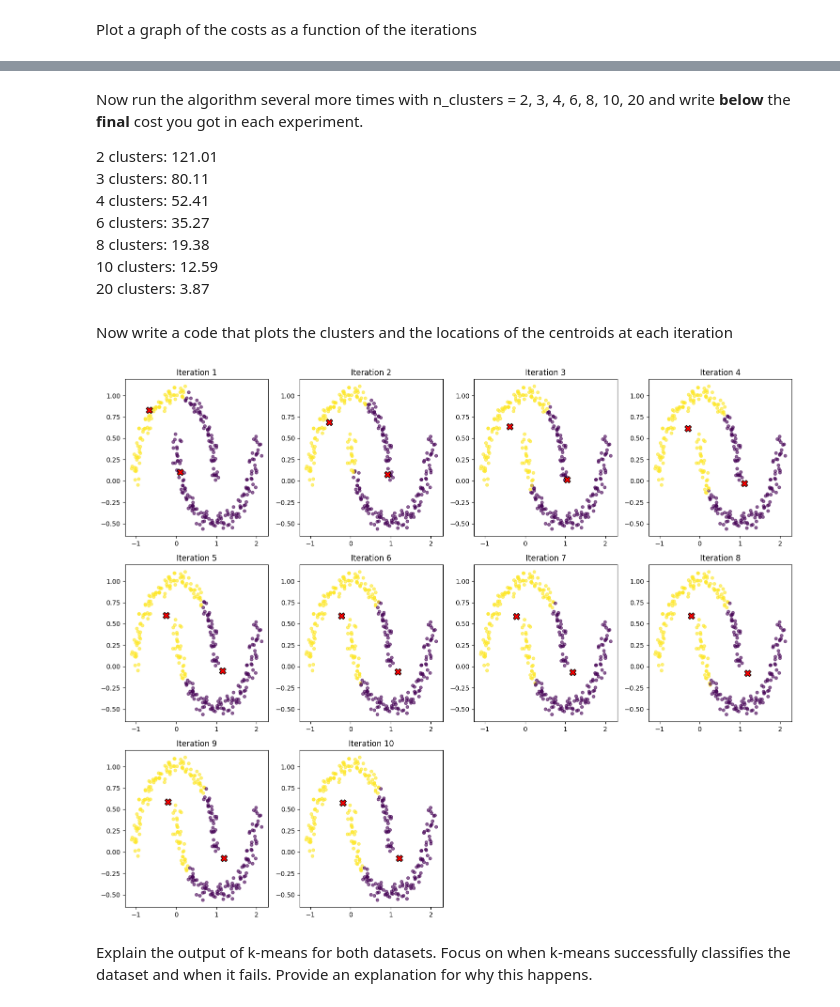
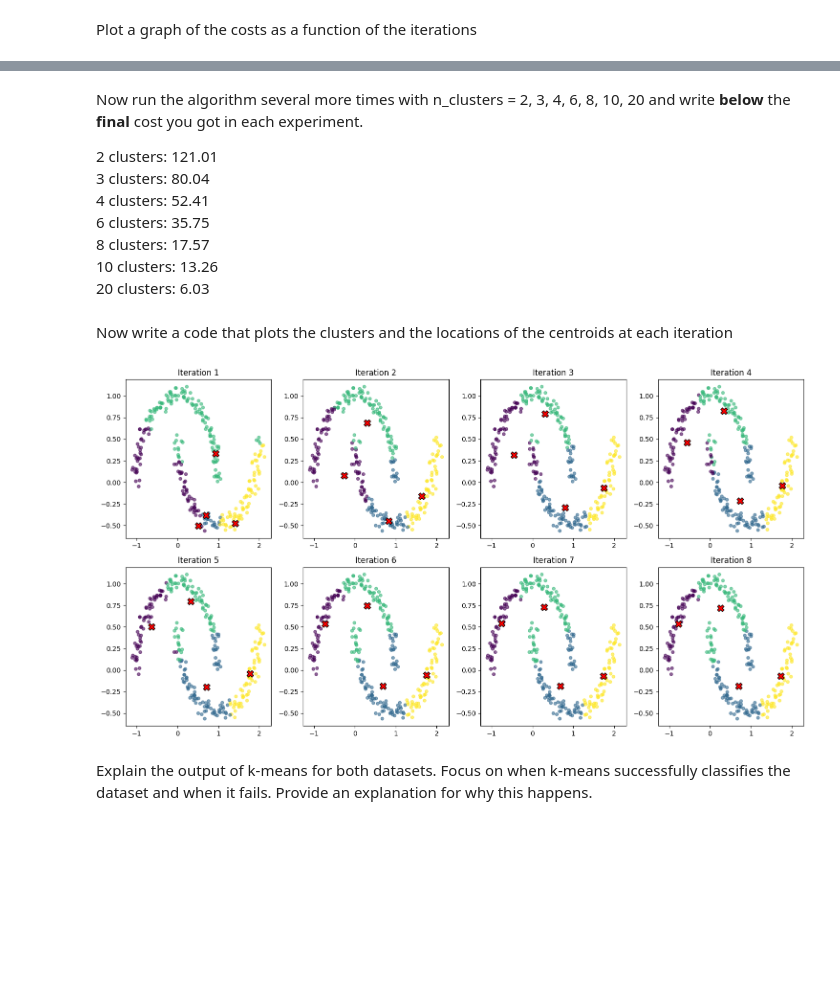
Before and after one commit to shemesh7/MachineLearningHW, a Jupyter notebook: ex5/Ex5_Machine_Learning.ipynb, the cells around one changed output, grey strips where cells are left out. Cells and saved outputs as stored; diff of their text form; code cells hidden in the pictures; blank space fills up the shorter version.

```diff
--- a/ex5/Ex5_Machine_Learning.ipynb
+++ b/ex5/Ex5_Machine_Learning.ipynb
@@ -281,40 +281,39 @@ Final costs for Non-Convex Data:
 Now run the algorithm several more times with n_clusters = 2, 3, 4, 6, 8, 10, 20 and write **below** the **final** cost you got in each experiment.<br>
 
 2 clusters: 121.01 <br>
-3 clusters: 80.11 <br>
+3 clusters: 80.04 <br>
 4 clusters: 52.41 <br>
-6 clusters: 35.27 <br>
-8 clusters: 19.38 <br>
-10 clusters: 12.59 <br>
-20 clusters: 3.87 <br>
+6 clusters: 35.75 <br>
+8 clusters: 17.57 <br>
+10 clusters: 13.26 <br>
+20 clusters: 6.03 <br>
 # %% [markdown]
 Now write a code that plots the clusters and the locations of the centroids at each iteration
 # %%
-# Using k=2 since the non-convex dataset has two primary shapes (moons)
-kmeans_nc_plot = KMeans(n_clusters=2)
+kmeans_nc_plot = KMeans(n_clusters=4)
 kmeans_nc_plot.fit(X_non_convex)
 
 iters = len(kmeans_nc_plot.centroids_history)
 cols = min(4, iters)
 rows = (iters + cols - 1) // cols
 
 fig, axes = plt.subplots(rows, cols, figsize=(15, 4 * rows))
 axes = np.array(axes).flatten()
 
 for i in range(iters):
     ax = axes[i]
     ax.scatter(X_non_convex[:, 0], X_non_convex[:, 1], c=kmeans_nc_plot.labels_history[i], cmap='viridis', s=20, alpha=0.6)
     ax.scatter(kmeans_nc_plot.centroids_history[i][:, 0], kmeans_nc_plot.centroids_history[i][:, 1],
                c='red', marker='X', s=100, edgecolors='black')
     ax.set_title(f'Iteration {i+1}')
 
 for i in range(iters, len(axes)):
     axes[i].axis('off')
 
 plt.tight_layout()
 plt.show()
 # %% [output]
-[figure, old version]
+[figure, new version]
 # %% [markdown]
 Explain the output of k-means for both datasets. Focus on when k-means successfully classifies the dataset and when it fails. Provide an explanation for why this happens.
 # %% [markdown]
```
Also changed, not shown: parts of 9 cells of this notebook, 1 other file.
